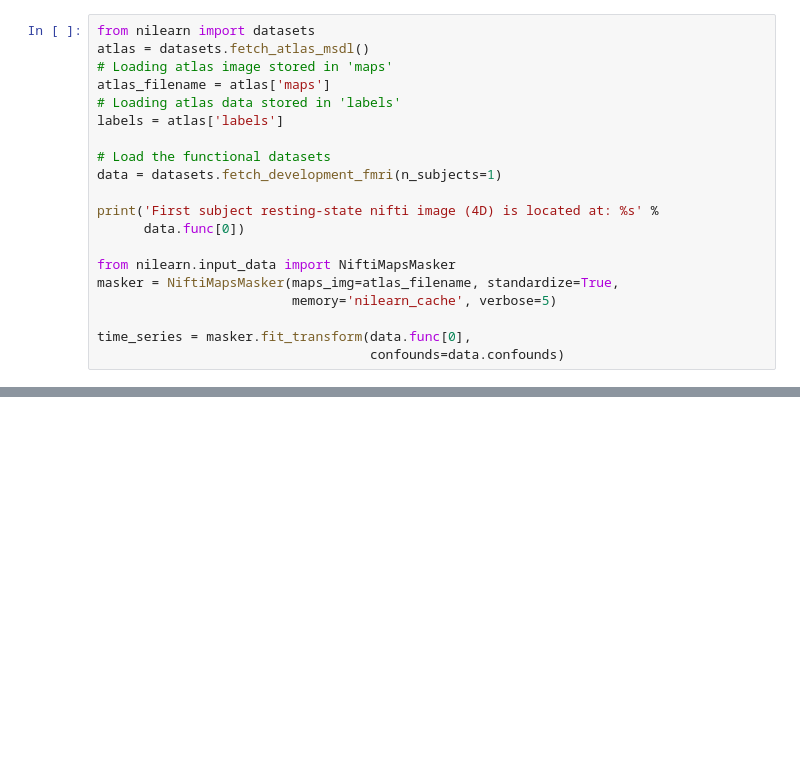
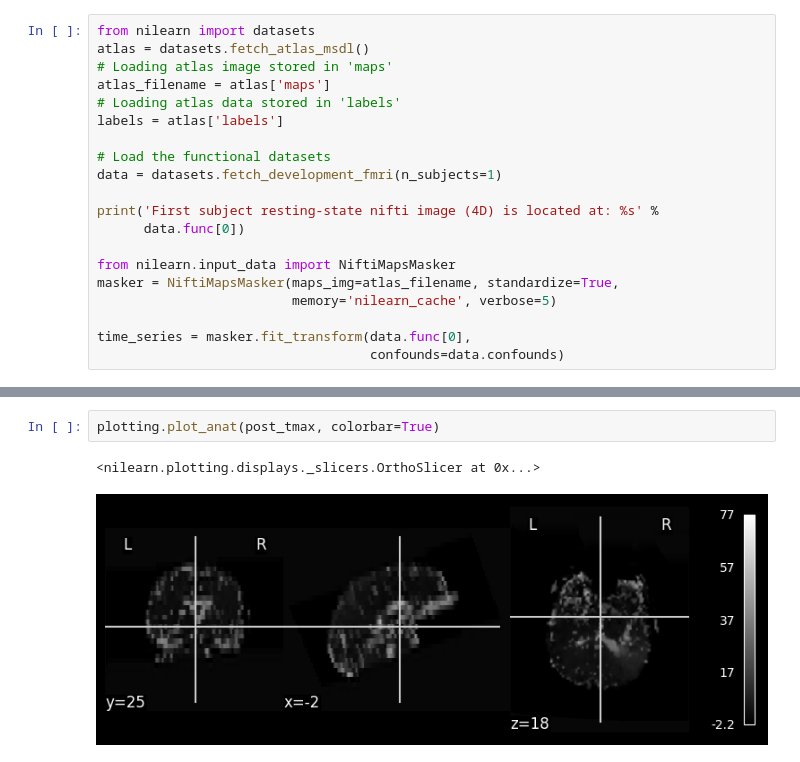
Before and after one commit to zhanghaoyue/stroke_preprocessing, a Jupyter notebook: PWI_map_test.ipynb, the cells around one changed output, grey strips where cells are left out. Saved outputs shown, nothing was run; the diff lists cells and outputs as text; blank space fills up the shorter version.

```diff
--- a/PWI_map_test.ipynb
+++ b/PWI_map_test.ipynb
@@ -196,0 +217,5 @@ time_series = masker.fit_transform(data.func[0],
+# %%
+plotting.plot_anat(post_tmax, colorbar=True)
+# %% [output]
+<nilearn.plotting.displays._slicers.OrthoSlicer at 0x...>
+[figure, added]
```
Also changed, not shown: parts of 5 cells of this notebook, 2 other files.
